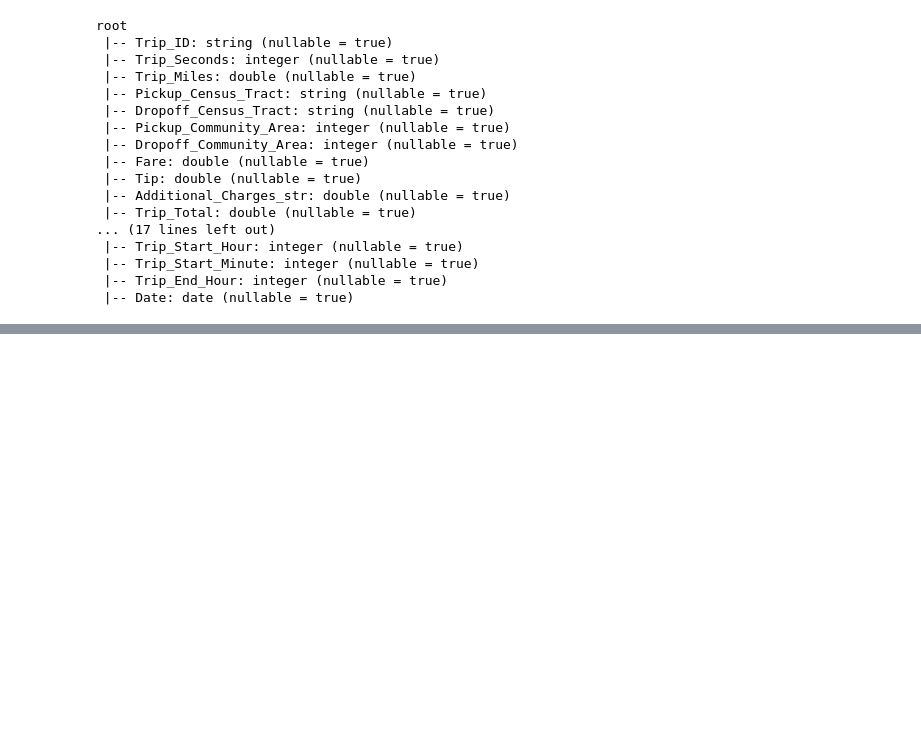
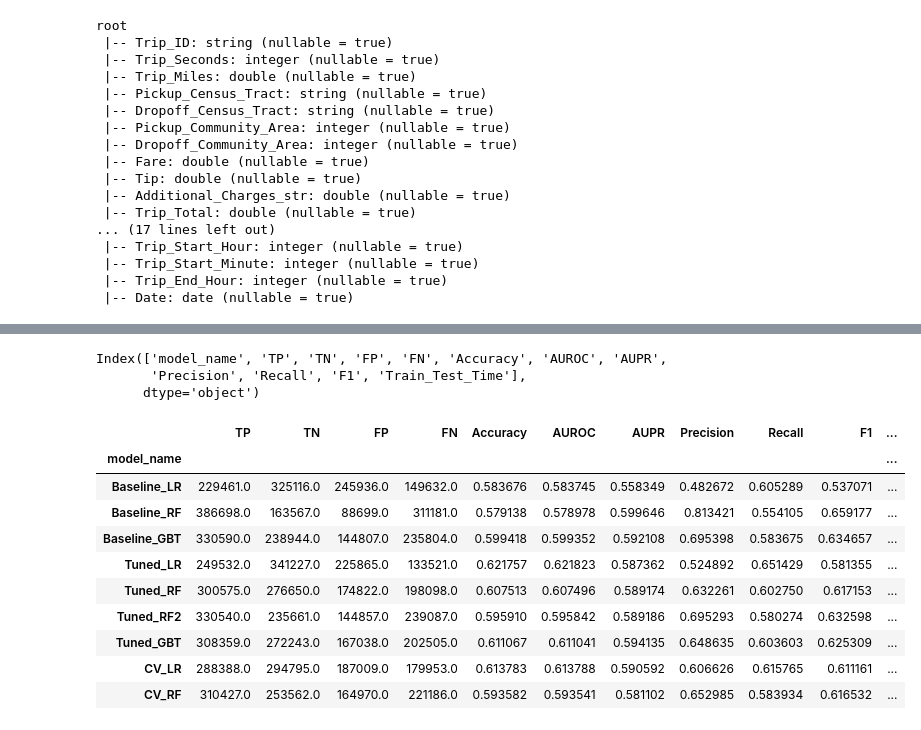
Before and after one commit to Parsons-Sam/DS5559-project, a Jupyter notebook: NOTEBOOK3_final_project_models.ipynb, the cells around one changed output, grey strips where cells are left out. Drawn from its saved outputs; the diff is of its cells as text; code cells hidden in the pictures; blank space fills up the shorter version.

Commit message:
Finished models and results

```diff
--- a/NOTEBOOK3_final_project_models.ipynb
+++ b/NOTEBOOK3_final_project_models.ipynb
@@ -124,0 +1445,20 @@ root
+# %%
+model_list = ['Baseline_LR.pkl', 'Baseline_RF.pkl', 'Baseline_GBT.pkl', 'Tuned_LR.pkl', 'Tuned_RF.pkl', 'Tuned_RF2.pkl', 'Tuned_GBT.pkl', 'CV_LR.pkl', 'CV_RF.pkl']
+# %%
+data_out = pd.DataFrame(columns=['model_name', 'TP', 'TN', 'FP', 'FN', 'Accuracy', 'AUROC', 'AUPR', 'Precision', 'Recall', 'F1']) #, index=index
+# %%
+for model in model_list:
+    print(model)
+    with open(model, 'rb') as f:
+        data = pickle.load(f)
+    print(data)
+    new_data = pd.DataFrame([[data[0], data[1], data[2], data[3], data[4], data[5], data[6], data[7], data[8], data[9], data[10], data[11]]],
+                            columns=['model_name', 'TP', 'TN', 'FP', 'FN', 'Accuracy', 'AUROC', 'AUPR', 'Precision', 'Recall', 'F1', 'Train_Test_Time'])
+    #print(new_data)
+    data_out = pd.concat([data_out, new_data])
+    print(data_out)
+
+# with open('Baseline_RF.pkl', 'rb') as f:
+#     data2 = pickle.load(f)
+
+# print(data2)
@@ -124,0 +1509,22 @@ root
+# %%
+data_out.columns
+# %% [output]
+Index(['model_name', 'TP', 'TN', 'FP', 'FN', 'Accuracy', 'AUROC', 'AUPR',
+       'Precision', 'Recall', 'F1', 'Train_Test_Time'],
+      dtype='object')
+# %%
+data_out = data_out.set_index('model_name')
+# %%
+data_out
+# %% [output]
+|  | TP | TN | FP | FN | Accuracy | AUROC | AUPR | Precision | Recall | F1 | ... |
+| model_name |  |  |  |  |  |  |  |  |  |  | ... |
+| Baseline_LR | 229461.0 | 325116.0 | 245936.0 | 149632.0 | 0.583676 | 0.583745 | 0.558349 | 0.482672 | 0.605289 | 0.537071 | ... |
+| Baseline_RF | 386698.0 | 163567.0 | 88699.0 | 311181.0 | 0.579138 | 0.578978 | 0.599646 | 0.813421 | 0.554105 | 0.659177 | ... |
+| Baseline_GBT | 330590.0 | 238944.0 | 144807.0 | 235804.0 | 0.599418 | 0.599352 | 0.592108 | 0.695398 | 0.583675 | 0.634657 | ... |
+| Tuned_LR | 249532.0 | 341227.0 | 225865.0 | 133521.0 | 0.621757 | 0.621823 | 0.587362 | 0.524892 | 0.651429 | 0.581355 | ... |
+| Tuned_RF | 300575.0 | 276650.0 | 174822.0 | 198098.0 | 0.607513 | 0.607496 | 0.589174 | 0.632261 | 0.602750 | 0.617153 | ... |
+| Tuned_RF2 | 330540.0 | 235661.0 | 144857.0 | 239087.0 | 0.595910 | 0.595842 | 0.589186 | 0.695293 | 0.580274 | 0.632598 | ... |
+| Tuned_GBT | 308359.0 | 272243.0 | 167038.0 | 202505.0 | 0.611067 | 0.611041 | 0.594135 | 0.648635 | 0.603603 | 0.625309 | ... |
+| CV_LR | 288388.0 | 294795.0 | 187009.0 | 179953.0 | 0.613783 | 0.613788 | 0.590592 | 0.606626 | 0.615765 | 0.611161 | ... |
+| CV_RF | 310427.0 | 253562.0 | 164970.0 | 221186.0 | 0.593582 | 0.593541 | 0.581102 | 0.652985 | 0.583934 | 0.616532 | ... |
```
Also changed, not shown: parts of 145 cells of this notebook, 10 other files.
